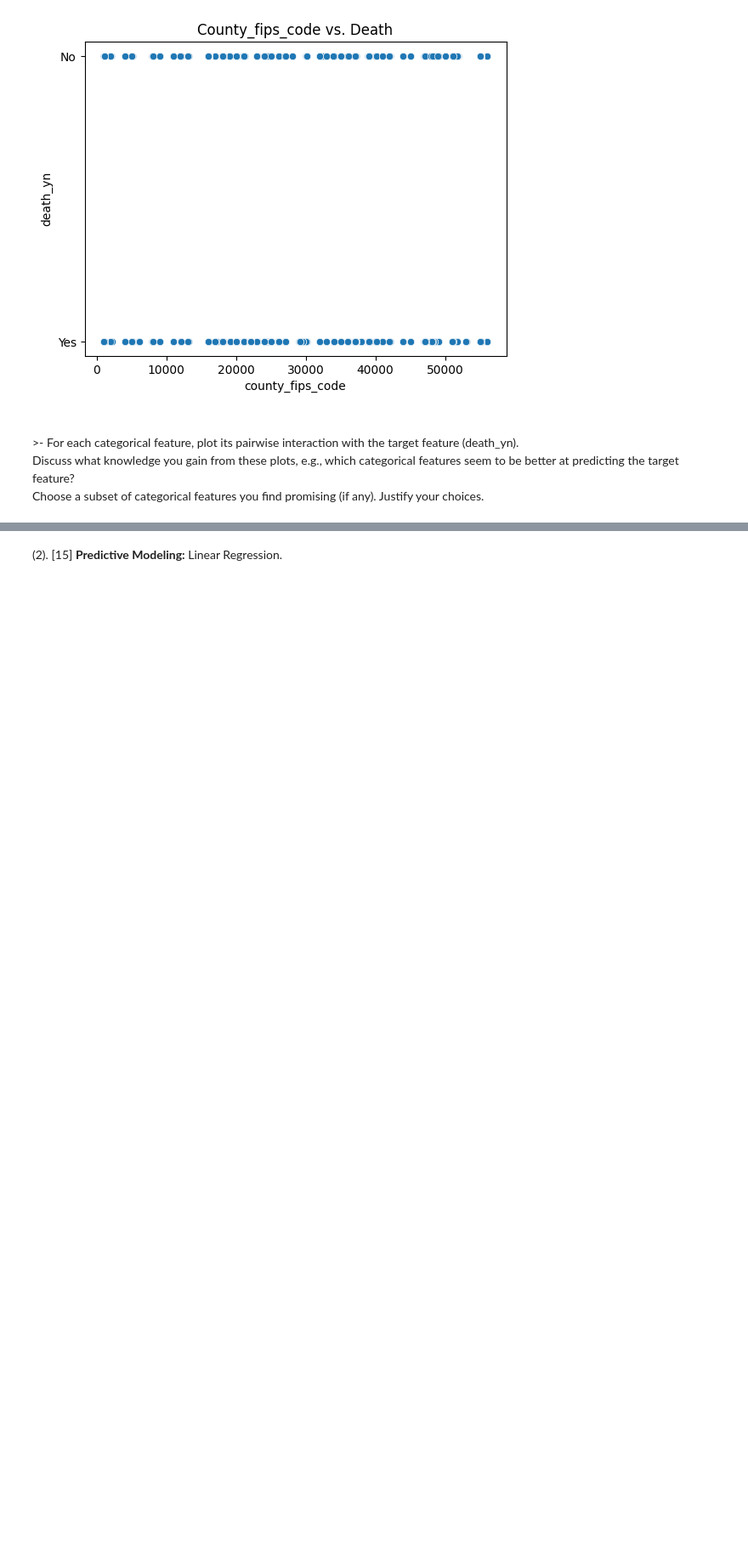
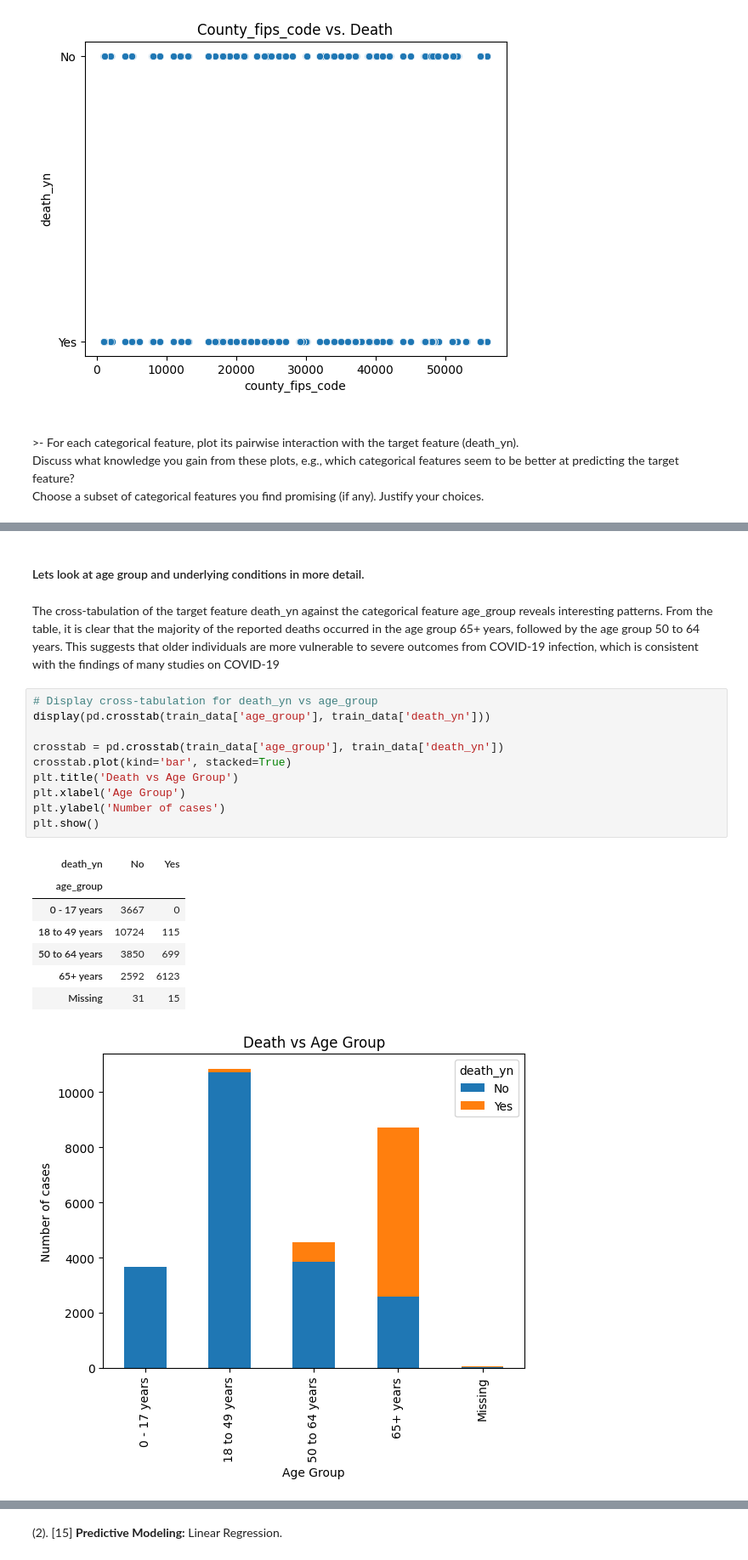
Before and after one commit to paul-od24/data_analytics_hw2, a Jupyter notebook: hw2.ipynb, the cells around one changed output, grey strips where cells are left out. Shown at 85% size. Saved outputs shown, nothing was run; the diff lists cells and outputs as text; blank space fills up the shorter version.

```diff
--- a/hw2.ipynb
+++ b/hw2.ipynb
@@ -462,0 +534,23 @@ for feature in categorical_features:
+# %% [markdown]
+<h4> Lets look at age group and underlying conditions in more detail.</h4>
+# %% [markdown]
+The cross-tabulation of the target feature death_yn against the categorical feature age_group reveals interesting patterns. From the table, it is clear that the majority of the reported deaths occurred in the age group 65+ years, followed by the age group 50 to 64 years. This suggests that older individuals are more vulnerable to severe outcomes from COVID-19 infection, which is consistent with the findings of many studies on COVID-19
+# %%
+# Display cross-tabulation for death_yn vs age_group
+display(pd.crosstab(train_data['age_group'], train_data['death_yn']))
+
+crosstab = pd.crosstab(train_data['age_group'], train_data['death_yn'])
+crosstab.plot(kind='bar', stacked=True)
+plt.title('Death vs Age Group')
+plt.xlabel('Age Group')
+plt.ylabel('Number of cases')
+plt.show()
+# %% [output]
+| death_yn | No | Yes |
+| age_group |  |  |
+| 0 - 17 years | 3667 | 0 |
+| 18 to 49 years | 10724 | 115 |
+| 50 to 64 years | 3850 | 699 |
+| 65+ years | 2592 | 6123 |
+| Missing | 31 | 15 |
+[figure, added]
```
Also changed, not shown: parts of 9 cells of this notebook.
